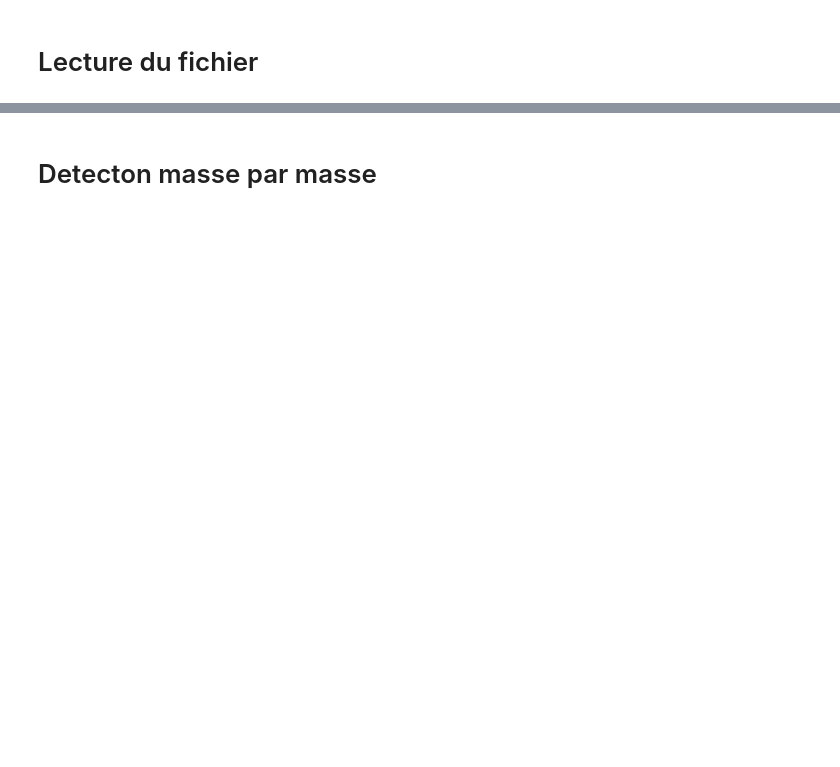
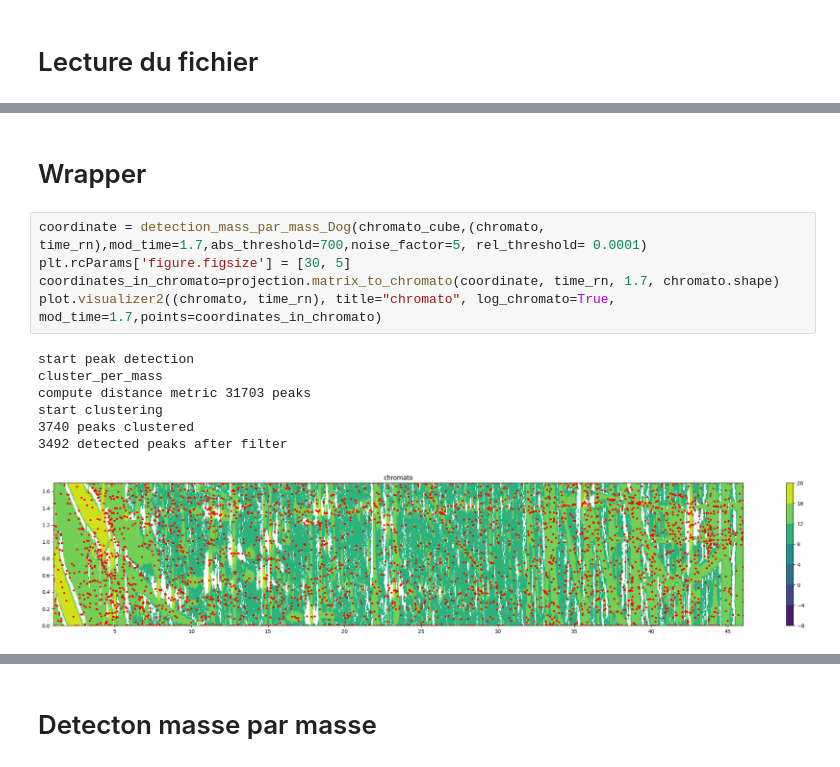
Before and after one commit to Lollith/Python-2DGC-Alignment, a Jupyter notebook: notebooks/db_scan.ipynb, the cells around one changed output, grey strips where cells are left out. Saved outputs shown, nothing was run; the diff lists cells and outputs as text; blank space fills up the shorter version.

```diff
--- a/notebooks/db_scan.ipynb
+++ b/notebooks/db_scan.ipynb
@@ -225,0 +53,15 @@ plot.visualizer((chromato, time_rn), title="chromato", log_chromato=False,  mod_
+# %% [markdown]
+# Wrapper
+# %%
+coordinate = detection_mass_par_mass_Dog(chromato_cube,(chromato, time_rn),mod_time=1.7,abs_threshold=700,noise_factor=5, rel_threshold= 0.0001)
+plt.rcParams['figure.figsize'] = [30, 5]
+coordinates_in_chromato=projection.matrix_to_chromato(coordinate, time_rn, 1.7, chromato.shape)
+plot.visualizer2((chromato, time_rn), title="chromato", log_chromato=True,  mod_time=1.7,points=coordinates_in_chromato)
+# %% [output]
+start peak detection
+cluster_per_mass
+compute distance metric 31703 peaks
+start clustering
+3740 peaks clustered
+3492 detected peaks after filter
+[figure, added]
```
Also changed, not shown: parts of 40 cells of this notebook, 4 other files.
